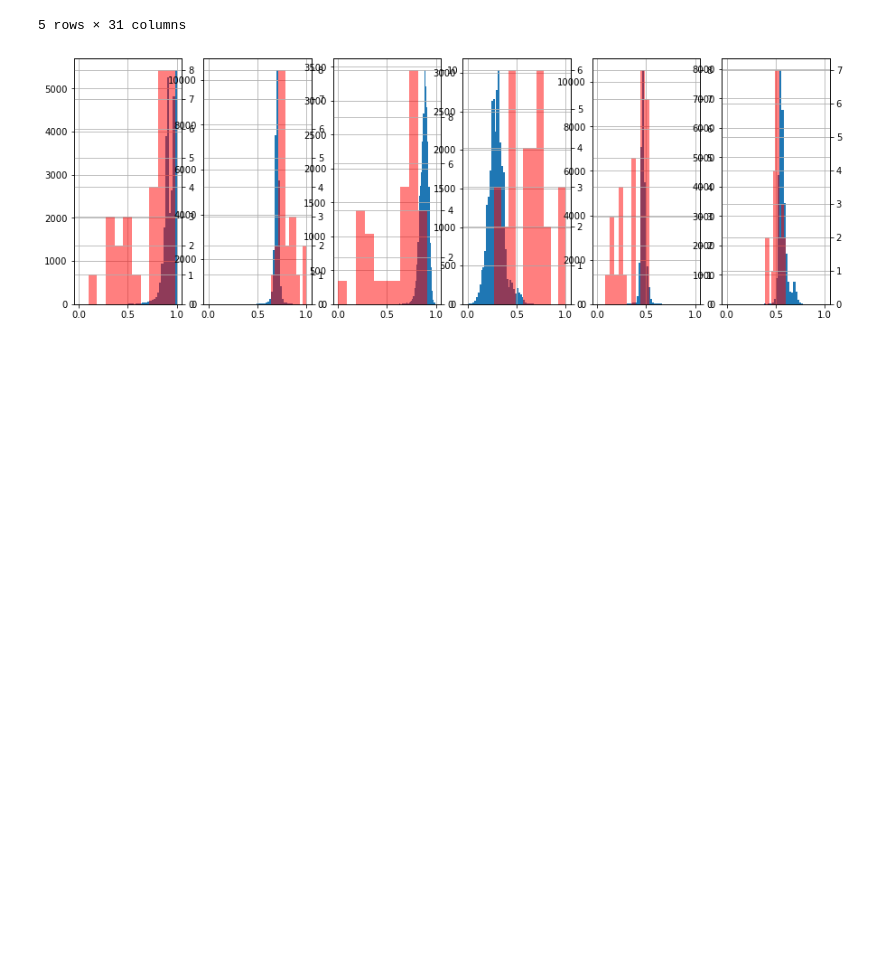
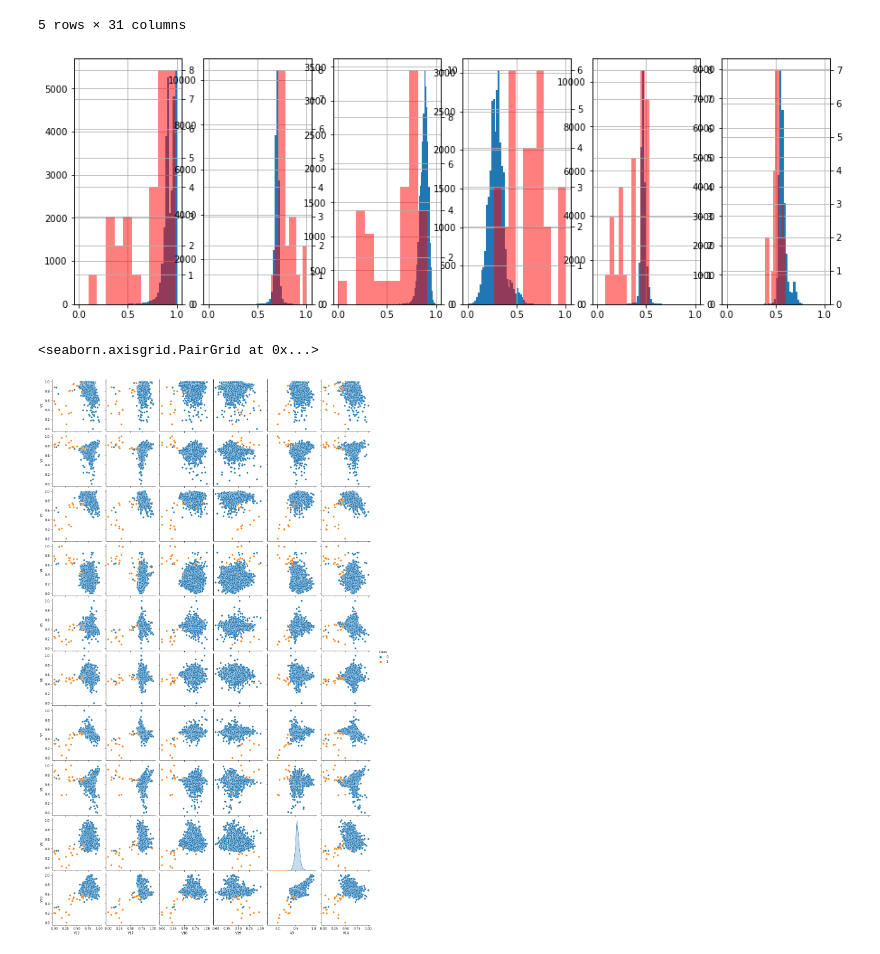
Before and after one commit to bjKim2/Dacon_CreditCard, a Jupyter notebook: visual4_norm.ipynb, the cells around one changed output. Drawn from its saved outputs; the diff is of its cells as text; code cells hidden in the pictures; blank space fills up the shorter version.

```diff
--- a/visual4_norm.ipynb
+++ b/visual4_norm.ipynb
@@ -66,10 +66,13 @@ plt.show()
 # %% [output]
 [figure]
 # %%
-plt.show()
 sns.pairplot(
     data=val_norm,
-    x_vars = ['V12'],
+    x_vars = ['V12','V17','V18','V19','V9','V14'],
     y_vars = val_norm.columns[0:10],
     hue = 'Class'
 )
+plt.show()
+# %% [output]
+<seaborn.axisgrid.PairGrid at 0x...>
+[figure, added]
```
Also changed, not shown: parts of 3 cells of this notebook, 21 other files.
